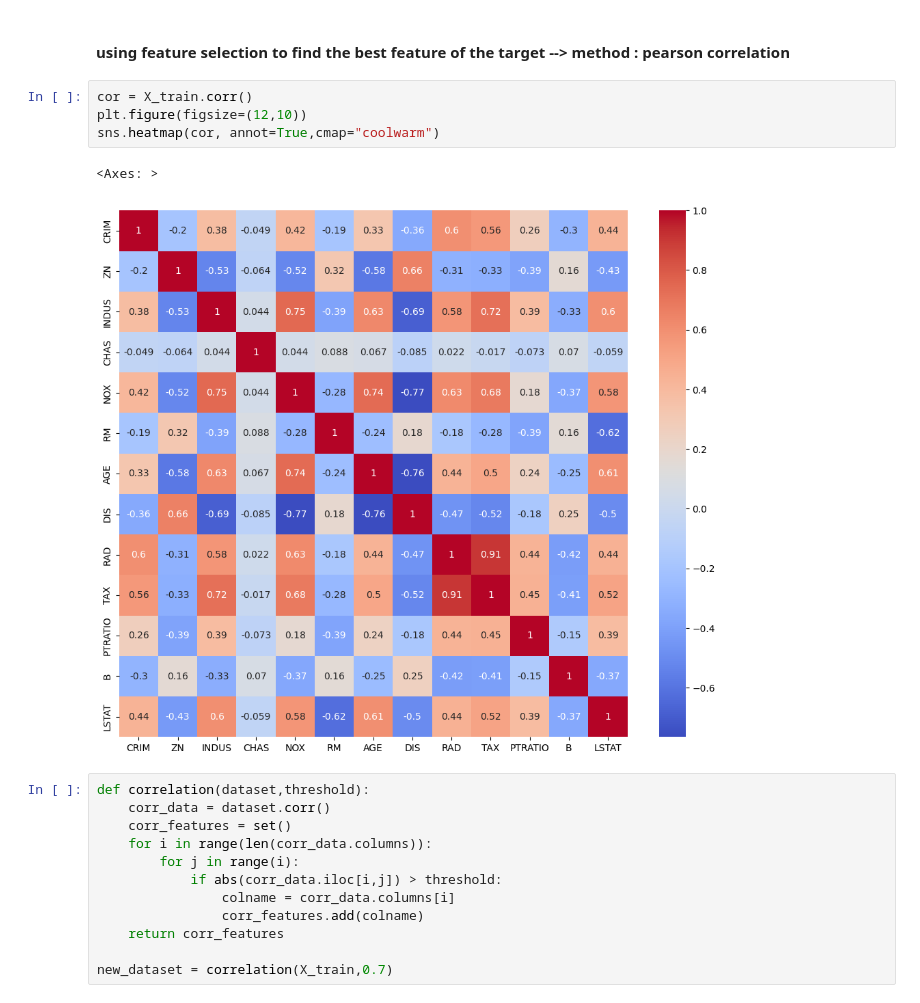
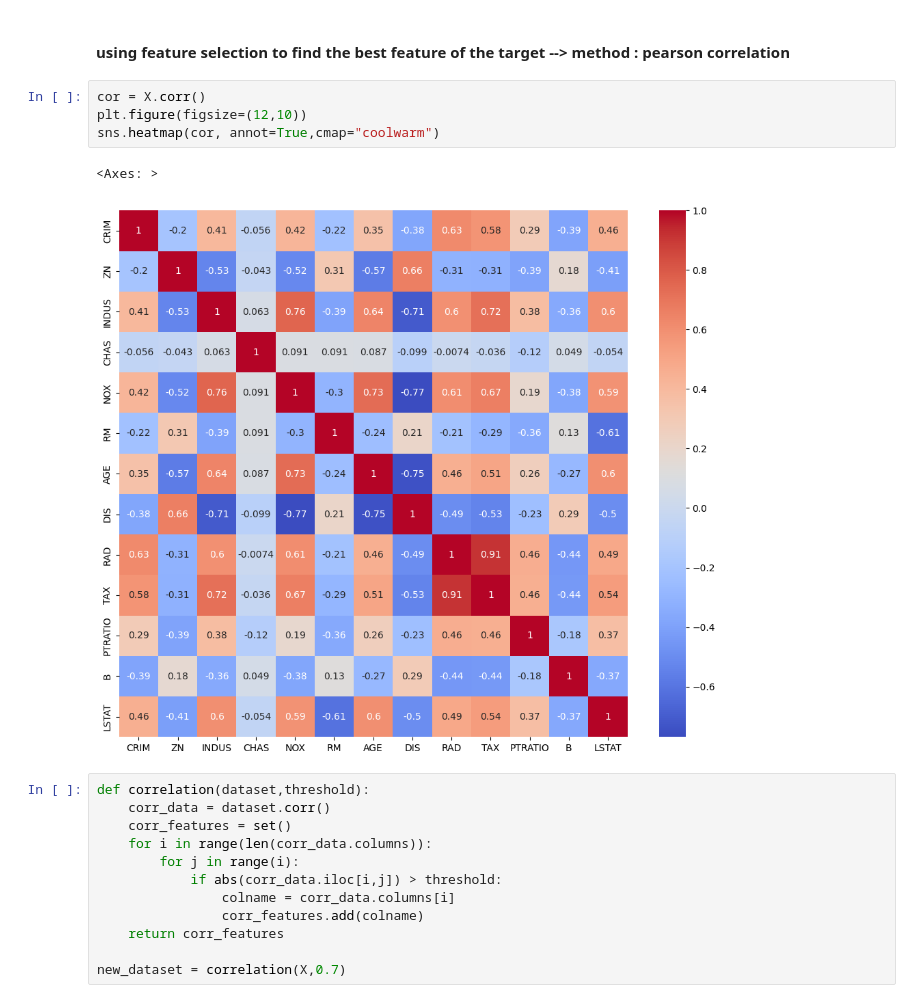
Before and after one commit to surya-moorthy/python_practice, a Jupyter notebook: data_sci/2-3-boston.ipynb, the cells around one changed output. Cells and saved outputs as stored; diff of their text form.

```diff
--- a/data_sci/2-3-boston.ipynb
+++ b/data_sci/2-3-boston.ipynb
@@ -47,12 +39,12 @@ X_train.shape , X_test.shape
 # %% [markdown]
 #### using feature selection to find the best feature of the target --> method : pearson correlation
 # %%
-cor = X_train.corr()
+cor = X.corr()
 plt.figure(figsize=(12,10))
 sns.heatmap(cor, annot=True,cmap="coolwarm")
 # %% [output]
 <Axes: >
-[figure, old version]
+[figure, new version]
 # %%
 def correlation(dataset,threshold):
     corr_data = dataset.corr()
@@ -64,5 +56,5 @@ def correlation(dataset,threshold):
                 corr_features.add(colname)
     return corr_features
 
-new_dataset = correlation(X_train,0.7)
+new_dataset = correlation(X,0.7)
 # %%
```
Also changed, not shown: parts of 9 cells of this notebook.
